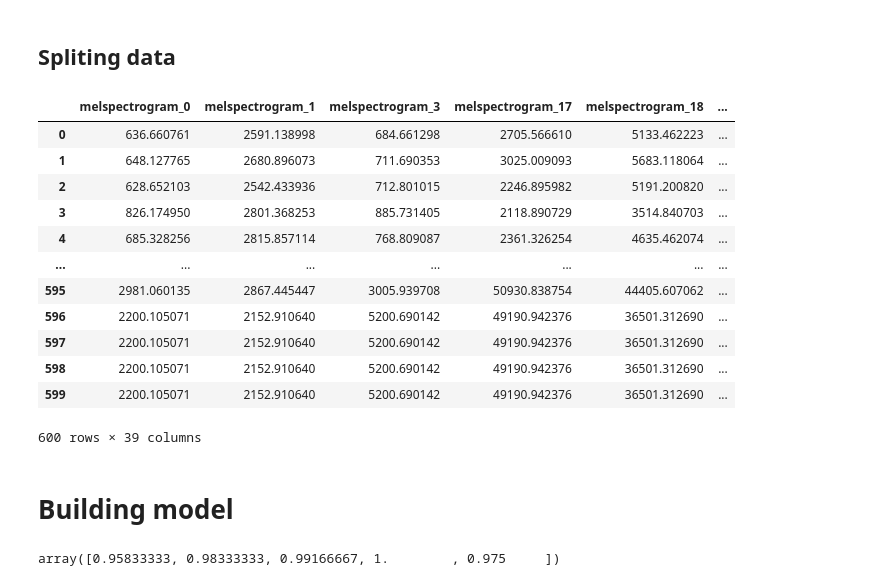
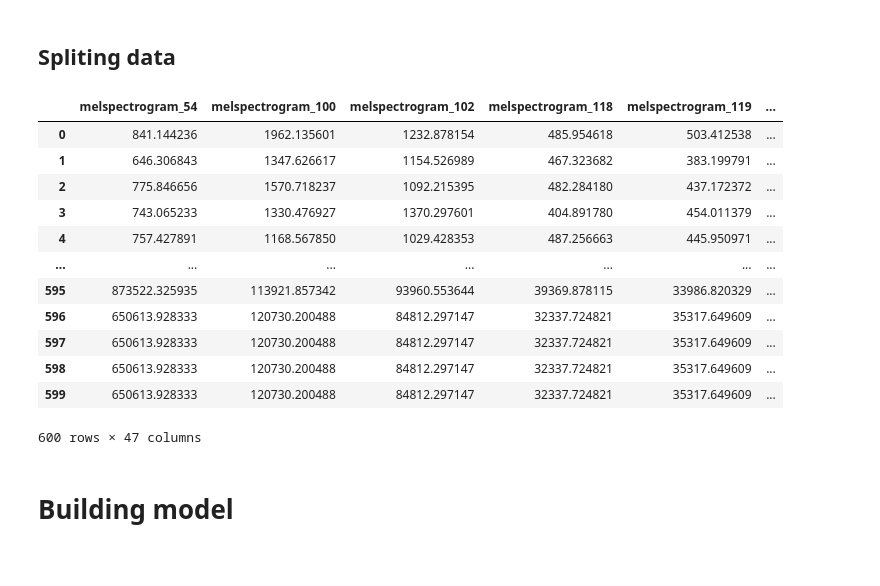
Before and after one commit to Mikaelow/Praca-inzynierska, a Jupyter notebook: lozyska.ipynb, the cells around one changed output. Saved outputs shown, nothing was run; the diff lists cells and outputs as text; code cells hidden in the pictures.

Commit message:
adding gradient boost and random forest with improved features

```diff
--- a/lozyska.ipynb
+++ b/lozyska.ipynb
@@ -265,7 +265,13 @@ X
 # %%
 from sklearn.linear_model import Lasso
 from sklearn.ensemble import RandomForestClassifier
+from tsfresh import extract_features
+from tsfresh.utilities.dataframe_functions import impute
+from tsfresh import extract_features, select_features
 from sklearn.feature_selection import RFE, VarianceThreshold, mutual_info_classif
+
+# tsfresh
+tsfresh = select_features(X, y).columns
 
 # Model LASSO
 lasso = Lasso(alpha=0.1)
@@ -311,7 +317,8 @@ results
 185 rows × 5 columns
 # %%
-most_value_features = results[(results['Random Forest Importance'] > 0.001) &
+features_part = results[(results['Random Forest Importance'] > 0.001) &
         (results['Mutual Information Score'] > 1.2) &
         (results['LASSO Coefficient'].abs() > 0.000001)]['Feature']
-len(most_value_features)
+features_filtered = tsfresh.intersection(features_part)
+features_filtered
 # %% [output]
@@ -319,23 +342,23 @@ len(most_value_features)
 # %% [markdown]
 ## Spliting data
 # %%
-X = numeric_df_features.loc[:,most_value_features]
+X = numeric_df_features.loc[:,features_filtered]
 y = numeric_df_features['condition']
 X # showing features
 # %% [output]
-|  | melspectrogram_0 | melspectrogram_1 | melspectrogram_3 | melspectrogram_17 | melspectrogram_18 | ... |
-| 0 | 636.660761 | 2591.138998 | 684.661298 | 2705.566610 | 5133.462223 | ... |
-| 1 | 648.127765 | 2680.896073 | 711.690353 | 3025.009093 | 5683.118064 | ... |
-| 2 | 628.652103 | 2542.433936 | 712.801015 | 2246.895982 | 5191.200820 | ... |
-| 3 | 826.174950 | 2801.368253 | 885.731405 | 2118.890729 | 3514.840703 | ... |
-| 4 | 685.328256 | 2815.857114 | 768.809087 | 2361.326254 | 4635.462074 | ... |
+|  | melspectrogram_54 | melspectrogram_100 | melspectrogram_102 | melspectrogram_118 | melspectrogram_119 | ... |
+| 0 | 841.144236 | 1962.135601 | 1232.878154 | 485.954618 | 503.412538 | ... |
+| 1 | 646.306843 | 1347.626617 | 1154.526989 | 467.323682 | 383.199791 | ... |
+| 2 | 775.846656 | 1570.718237 | 1092.215395 | 482.284180 | 437.172372 | ... |
+| 3 | 743.065233 | 1330.476927 | 1370.297601 | 404.891780 | 454.011379 | ... |
+| 4 | 757.427891 | 1168.567850 | 1029.428353 | 487.256663 | 445.950971 | ... |
 | ... | ... | ... | ... | ... | ... | ... |
-| 595 | 2981.060135 | 2867.445447 | 3005.939708 | 50930.838754 | 44405.607062 | ... |
-| 596 | 2200.105071 | 2152.910640 | 5200.690142 | 49190.942376 | 36501.312690 | ... |
-| 597 | 2200.105071 | 2152.910640 | 5200.690142 | 49190.942376 | 36501.312690 | ... |
-| 598 | 2200.105071 | 2152.910640 | 5200.690142 | 49190.942376 | 36501.312690 | ... |
-| 599 | 2200.105071 | 2152.910640 | 5200.690142 | 49190.942376 | 36501.312690 | ... |
+| 595 | 873522.325935 | 113921.857342 | 93960.553644 | 39369.878115 | 33986.820329 | ... |
+| 596 | 650613.928333 | 120730.200488 | 84812.297147 | 32337.724821 | 35317.649609 | ... |
+| 597 | 650613.928333 | 120730.200488 | 84812.297147 | 32337.724821 | 35317.649609 | ... |
+| 598 | 650613.928333 | 120730.200488 | 84812.297147 | 32337.724821 | 35317.649609 | ... |
+| 599 | 650613.928333 | 120730.200488 | 84812.297147 | 32337.724821 | 35317.649609 | ... |
-600 rows × 39 columns
+600 rows × 47 columns
 # %% [markdown]
 # Building model
 # %%
@@ -348,11 +373,12 @@ from sklearn.model_selection import train_test_split
 # %%
 from sklearn.model_selection import cross_val_score
 
-# Define the model
-bearing_model = DecisionTreeClassifier(random_state=1)
+# Define the model decision tree
+bearing_model_tree = DecisionTreeClassifier(random_state=0)
+
+# Define the model random forest
+bearing_model_rf = RandomForestRegressor(random_state=0)
 
 # Perform cross-validation
-cv_scores = cross_val_score(bearing_model, X, y, cv=5)  # Using 5-fold cross-validation
-cv_scores
+cv_scores_tree = cross_val_score(bearing_model_tree, X, y, cv=5)  # Using 5-fold cross-validation
+cv_scores_rf = cross_val_score(bearing_model_rf, X, y, cv=5)
-# %% [output]
-array([0.95833333, 0.98333333, 0.99166667, 1.        , 0.975     ])
```
Also changed, not shown: parts of 6 cells of this notebook.
